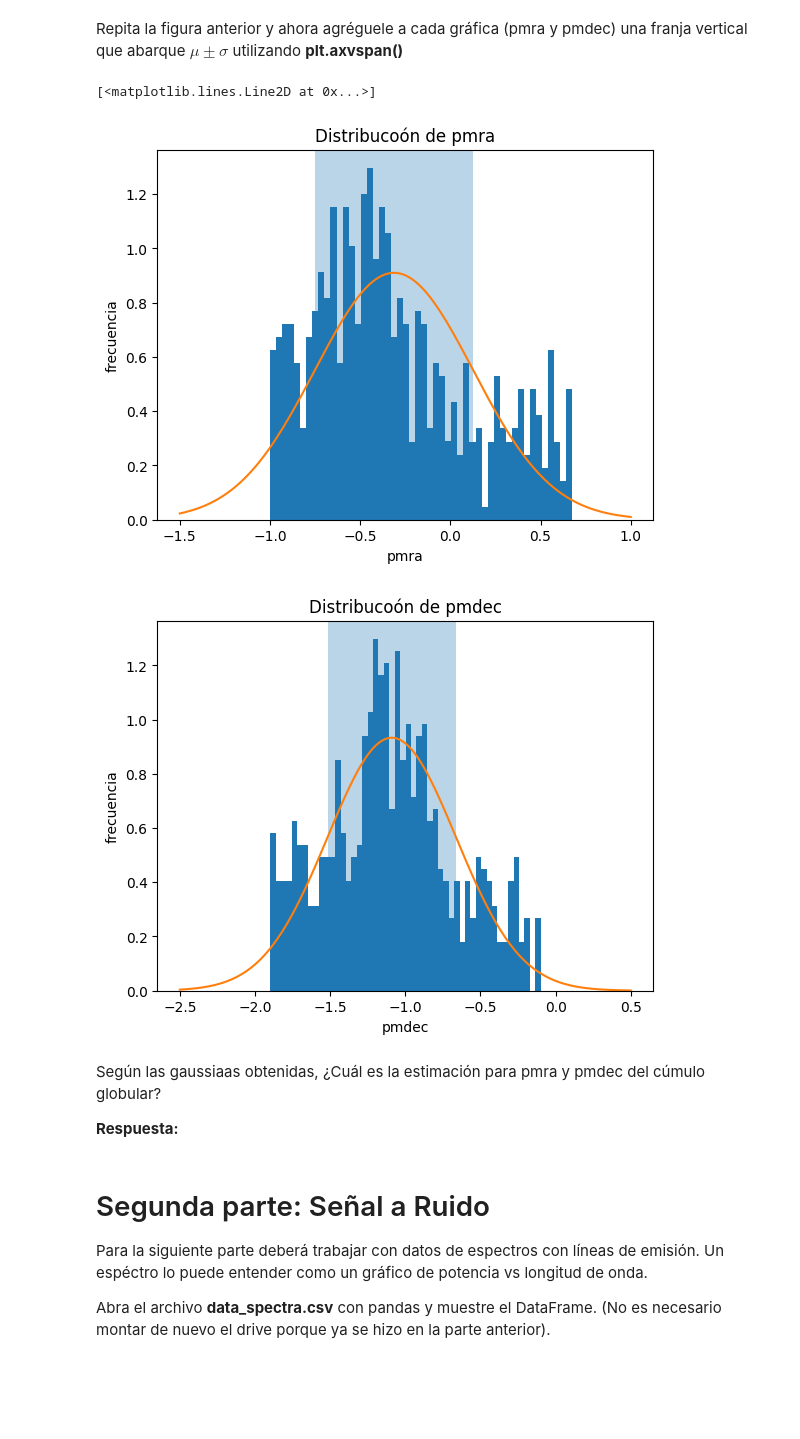
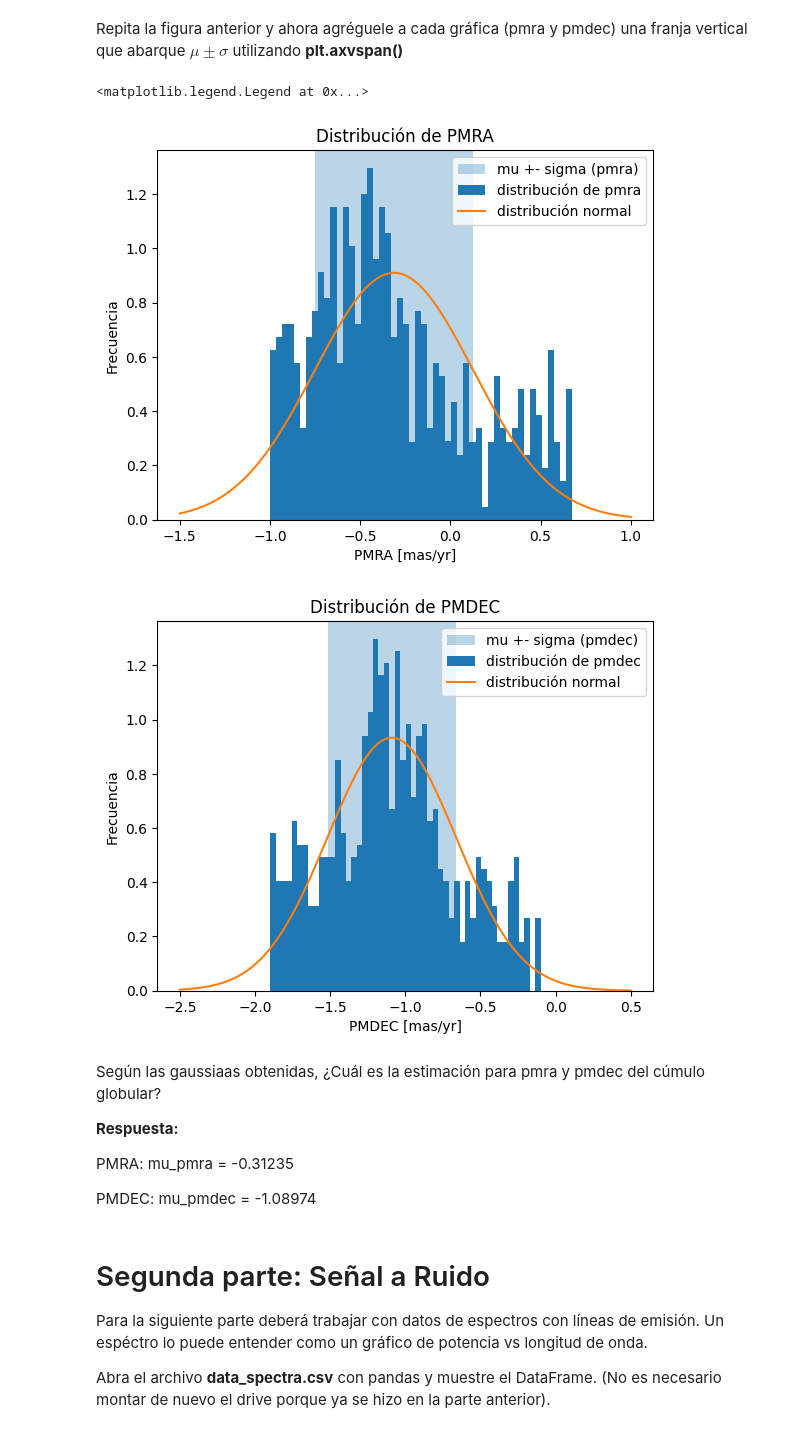
Before and after one commit to aliwen-figueroa/Tarea-2-aliwen-figueroa-, a Jupyter notebook: Tarea2.ipynb, the cells around one changed output. Drawn from its saved outputs; the diff is of its cells as text; code cells hidden in the pictures; blank space fills up the shorter version.

```diff
--- a/Tarea2.ipynb
+++ b/Tarea2.ipynb
@@ -166,28 +177,33 @@ plt.plot(x_pmdec,fx_pmdec)
 # %% [markdown]
 Repita la figura anterior y ahora agréguele a cada gráfica (pmra y pmdec) una franja vertical que abarque $\mu \pm \sigma$ utilizando **plt.axvspan()**
 # %%
+# gráfico de distribución de pmra
 plt.figure()
-plt.title("Distribucoón de pmra")
+plt.title("Distribución de PMRA")
+plt.axvspan(mu_pmra-std_pmra,mu_pmra+std_pmra,alpha=0.3,label="mu +- sigma (pmra)")      # franja vertical, mu +- std
+pmra.plot.hist(xlabel="PMRA [mas/yr]",ylabel="Frecuencia",bins=50,label="distribución de pmra",density=True)      # histograma
+plt.plot(x_pmra,fx_pmra,label="distribución normal")      # distribución normal
+plt.legend()
 
-plt.axvspan(mu_pmra-std_pmra,mu_pmra+std_pmra,alpha=0.3)
-pmra.plot.hist(xlabel="pmra",ylabel="frecuencia",bins=50,density=True)
-plt.plot(x_pmra,fx_pmra)
-
-
+# gráfico de distribución de pmdec
 plt.figure()
-plt.title("Distribucoón de pmdec")
-
-plt.axvspan(mu_pmdec-std_pmdec,mu_pmdec+std_pmdec,alpha=0.3)
-pmdec.plot.hist(xlabel="pmdec",ylabel="frecuencia",bins=50,density=True)
-plt.plot(x_pmdec,fx_pmdec)
+plt.title("Distribución de PMDEC")
+plt.axvspan(mu_pmdec-std_pmdec,mu_pmdec+std_pmdec,alpha=0.3,label="mu +- sigma (pmdec)")  # franja verical, mu +- std
+pmdec.plot.hist(xlabel="PMDEC [mas/yr]",ylabel="Frecuencia",bins=50,label="distribución de pmdec",density=True)    # histograma
+plt.plot(x_pmdec,fx_pmdec,label="distribución normal")    # distribución normal
+plt.legend()
 # %% [output]
-[<matplotlib.lines.Line2D at 0x...>]
+<matplotlib.legend.Legend at 0x...>
-[figure, old version]
+[figure, new version]
-[figure, old version]
+[figure, new version]
 # %% [markdown]
 Según las gaussiaas obtenidas, ¿Cuál es la estimación para pmra y pmdec del cúmulo globular?
 
 **Respuesta:**
+
+PMRA: mu_pmra = -0.31235
+
+PMDEC: mu_pmdec = -1.08974
 # %% [markdown]
 # Segunda parte: Señal a Ruido
 Para la siguiente parte deberá trabajar con datos de espectros con líneas de emisión. Un espéctro lo puede entender como un gráfico de potencia vs longitud de onda.
```
Also changed, not shown: parts of 15 cells of this notebook.
